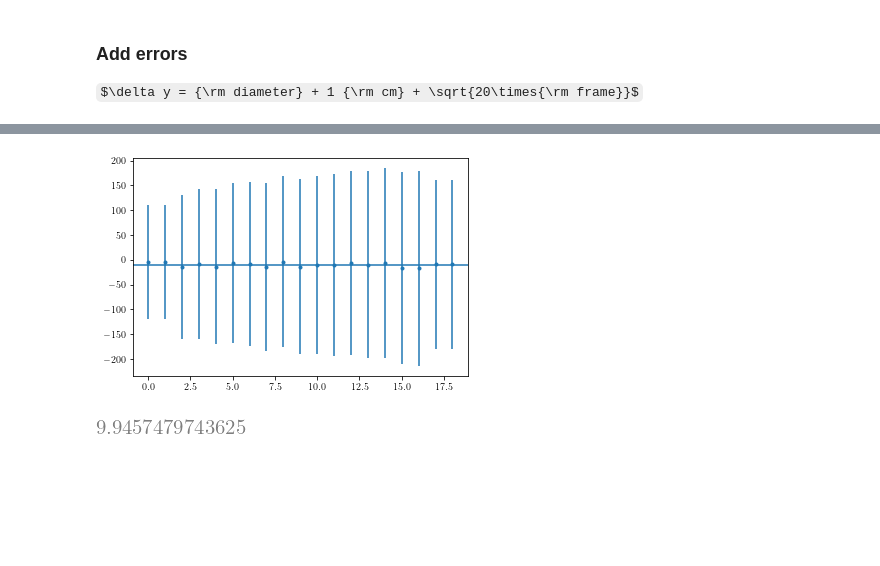
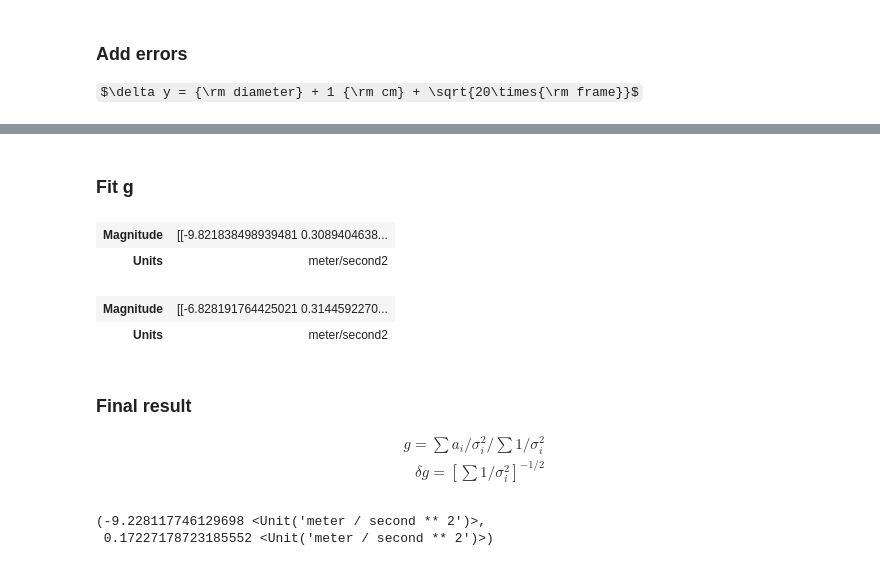
Before and after one commit to rwhitehill/CompPhys22_Spring2022, a Jupyter notebook: Final/analysis.ipynb, the cells around one changed output, grey strips where cells are left out. Cells and saved outputs as stored; diff of their text form; code cells hidden in the pictures; some formulas as TeX source; blank space fills up the shorter version.

```diff
--- a/Final/analysis.ipynb
+++ b/Final/analysis.ipynb
@@ -162,32 +182,42 @@ a[1].to('m/s**2')
 # %%
-plt.errorbar(np.arange(0,len(a[0])),a[0].magnitude,yerr=a[1].to('m/s**2').magnitude,fmt='.')
-plt.axhline(y=-9.8)
-plt.show()
+# plt.errorbar(np.arange(0,len(a[0])),a[0].magnitude,yerr=a[1].to('m/s**2').magnitude,fmt='k.',dash_capstyle='butt',capsize=3)
+# plt.axhline(y=-9.8)
+# plt.show()
-# %% [output]
-[figure, removed]
+# %% [markdown]
+### Fit g
 # %%
-# np.set_printoptions(precision=3)
-g_fits = []
-for _ in drop_data.keys():
-    # print(_)
-    for arr in drop_data[_]['pos']:
-        v = derivative(arr)
-        a = derivative(v)
-        g_fits.append(fit_g(a))
-g_fits = np.array(g_fits)
-# print(g_fits)
-# print(np.mean(g_fits))
-# print(np.std(g_fits))
-# print(np.std(g_fits)/np.mean(g_fits) * 100.0)
-# print(abs(9.8 - np.mean(g_fits))/np.std(g_fits))
-    #     print(arr)
-    #     print(v)
-    #     print(a)
-    #     print(free_fall_best_fit(v,a))
-    #     print(fit_g(a))
-    #     print()
-    # print()
+def fit_g(a,da):
+    g  = np.mean(a)
+    dg = np.sqrt(np.sum(da**2.0))/float(len(a))
+    return g,dg
-# %%
--np.sum(a)/float(len(a))
-# %% [output]
-[figure, removed]
+# %%
+g_fits = {}
+for key in drop_data.keys():
+    g_fits[key] = []
+
+for key in drop_data.keys():
+    for i in range(len(drop_data[key]['pos'])):
+        pos_data = drop_data[key]['pos'][i]
+        err_data = drop_data[key]['err'][i]
+        a_data,a_err = get_a_w_error(pos_data,err_data)
+        g_mean,g_err = fit_g(a_data,a_err)
+        g_mean = g_mean.to('m/s**2').magnitude
+        g_err  = g_err.to('m/s**2').magnitude
+        g_fits[key].append(np.array([g_mean,g_err]))
+    g_fits[key] = Q_(np.array(g_fits[key]),'m/s**2')
+# %%
+g_fits['red']
+# %% [output]
+| Magnitude | [[-9.821838498939481 0.3089404638... |
+| Units | meter/second2 |
+# %%
+g_fits['base']
+# %% [output]
+| Magnitude | [[-6.828191764425021 0.3144592270... |
+| Units | meter/second2 |
+# %% [markdown]
+### Final result
+\begin{align*}
+g = \sum a_i/\sigma_i^2 \Big/ \sum 1/\sigma_i^2 \\
+\delta g = \left[ \sum 1/\sigma_{i}^2 \right]^{-1/2}
+\end{align*}
@@ -194 +229,6 @@ g_fits = np.array(g_fits)
+# %%
+weight_avg(g_fits['red'][:,0],g_fits['red'][:,1])
+# %% [output]
+(-9.228117746129698 <Unit('meter / second ** 2')>,
+ 0.17227178723185552 <Unit('meter / second ** 2')>)
 # %%
```
Also changed, not shown: parts of 15 cells of this notebook, 1 other file.
